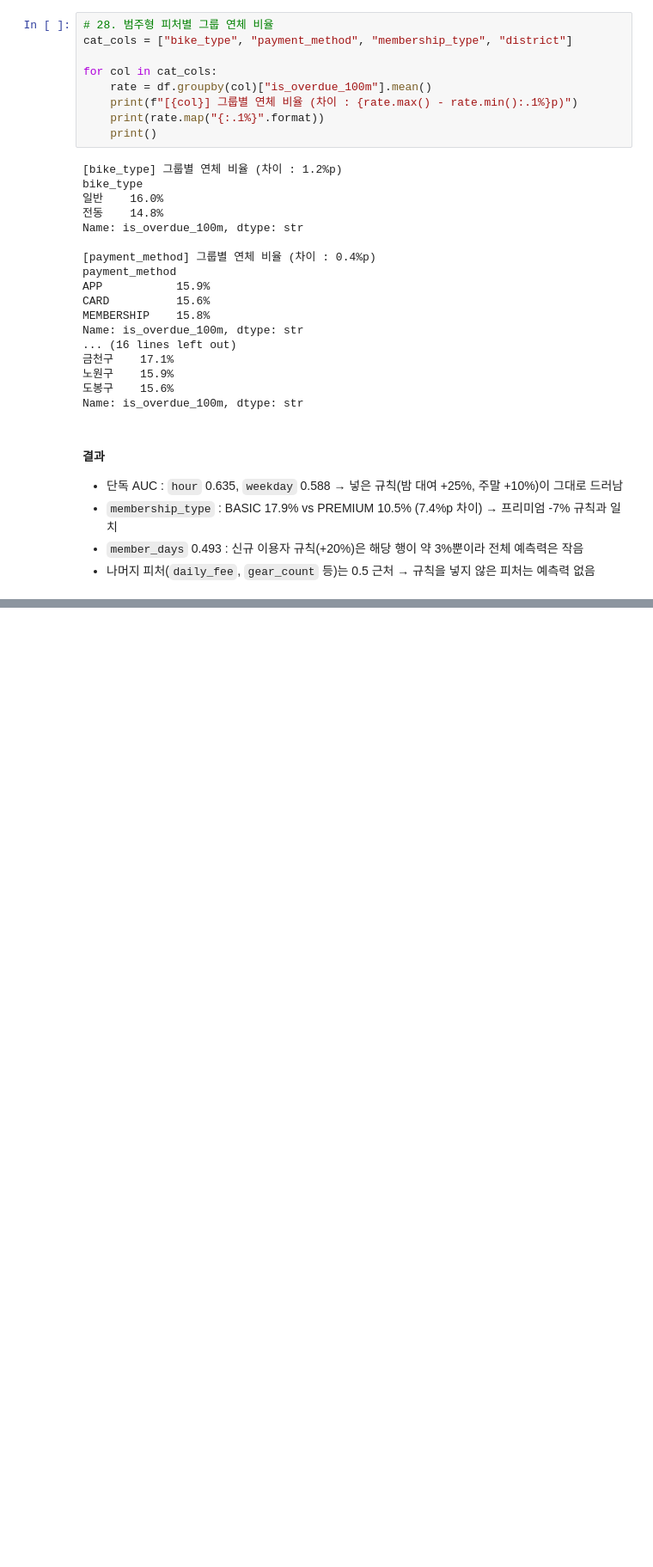
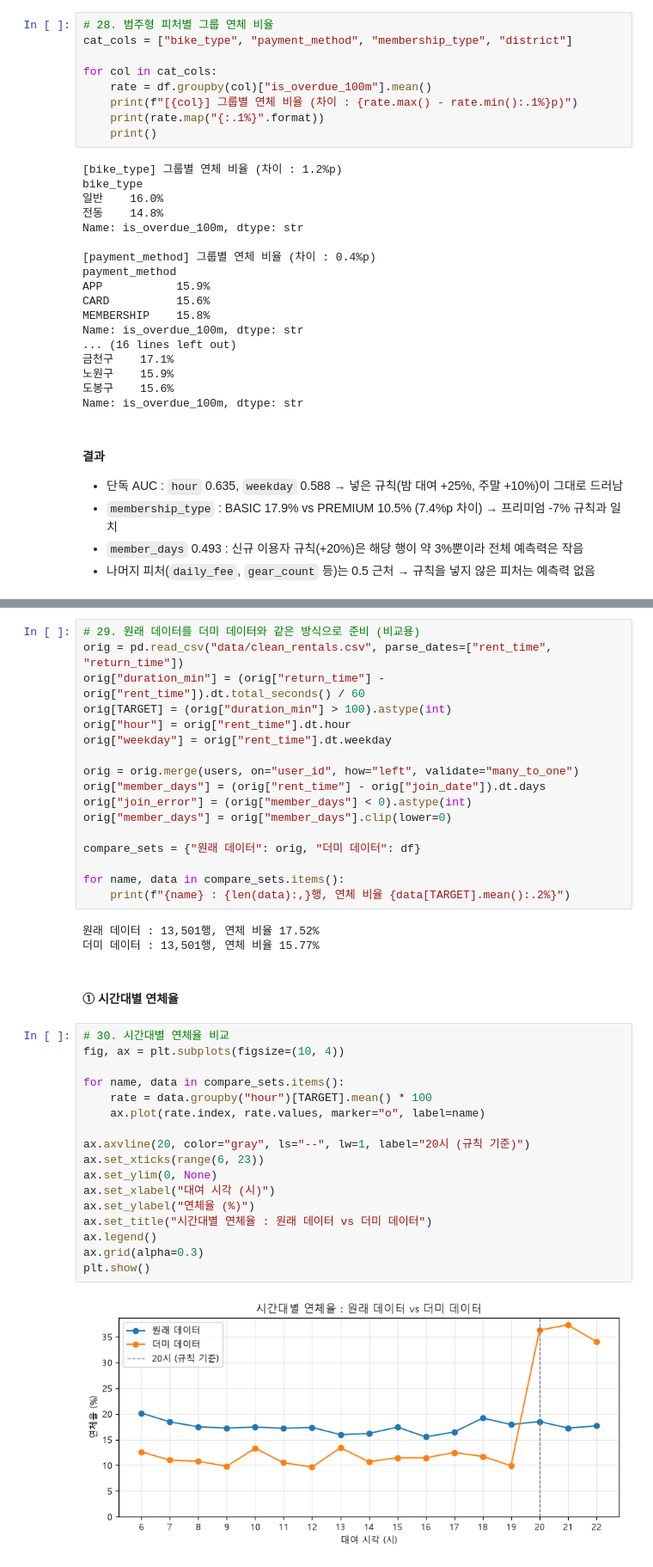
Before and after one commit to yoell1/6_Python, a Jupyter notebook: 10_02종합 실습 문제/ml_solution_dummy.ipynb, the cells around one changed output, grey strips where cells are left out. Shown at 86% size. Saved outputs shown, nothing was run; the diff lists cells and outputs as text; blank space fills up the shorter version.

```diff
--- a/10_02종합 실습 문제/ml_solution_dummy.ipynb
+++ b/10_02종합 실습 문제/ml_solution_dummy.ipynb
@@ -646,0 +651,41 @@ Name: is_overdue_100m, dtype: str
+# %%
+# 29. 원래 데이터를 더미 데이터와 같은 방식으로 준비 (비교용)
+orig = pd.read_csv("data/clean_rentals.csv", parse_dates=["rent_time", "return_time"])
+orig["duration_min"] = (orig["return_time"] - orig["rent_time"]).dt.total_seconds() / 60
+orig[TARGET] = (orig["duration_min"] > 100).astype(int)
+orig["hour"] = orig["rent_time"].dt.hour
+orig["weekday"] = orig["rent_time"].dt.weekday
+
+orig = orig.merge(users, on="user_id", how="left", validate="many_to_one")
+orig["member_days"] = (orig["rent_time"] - orig["join_date"]).dt.days
+orig["join_error"] = (orig["member_days"] < 0).astype(int)
+orig["member_days"] = orig["member_days"].clip(lower=0)
+
+compare_sets = {"원래 데이터": orig, "더미 데이터": df}
+
+for name, data in compare_sets.items():
+    print(f"{name} : {len(data):,}행, 연체 비율 {data[TARGET].mean():.2%}")
+# %% [output]
+원래 데이터 : 13,501행, 연체 비율 17.52%
+더미 데이터 : 13,501행, 연체 비율 15.77%
+# %% [markdown]
+#### ① 시간대별 연체율
+# %%
+# 30. 시간대별 연체율 비교
+fig, ax = plt.subplots(figsize=(10, 4))
+
+for name, data in compare_sets.items():
+    rate = data.groupby("hour")[TARGET].mean() * 100
+    ax.plot(rate.index, rate.values, marker="o", label=name)
+
+ax.axvline(20, color="gray", ls="--", lw=1, label="20시 (규칙 기준)")
+ax.set_xticks(range(6, 23))
+ax.set_ylim(0, None)
+ax.set_xlabel("대여 시각 (시)")
+ax.set_ylabel("연체율 (%)")
+ax.set_title("시간대별 연체율 : 원래 데이터 vs 더미 데이터")
+ax.legend()
+ax.grid(alpha=0.3)
+plt.show()
+# %% [output]
+[figure, added]
```
Also changed, not shown: parts of 6 cells of this notebook.
